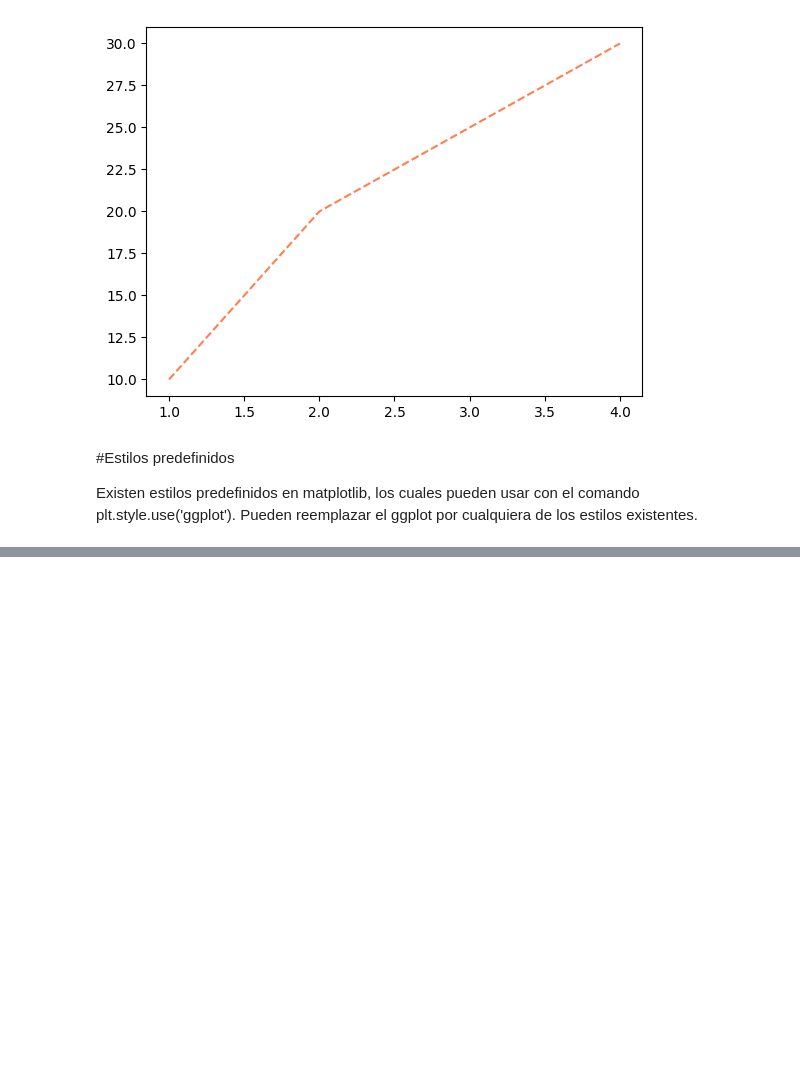
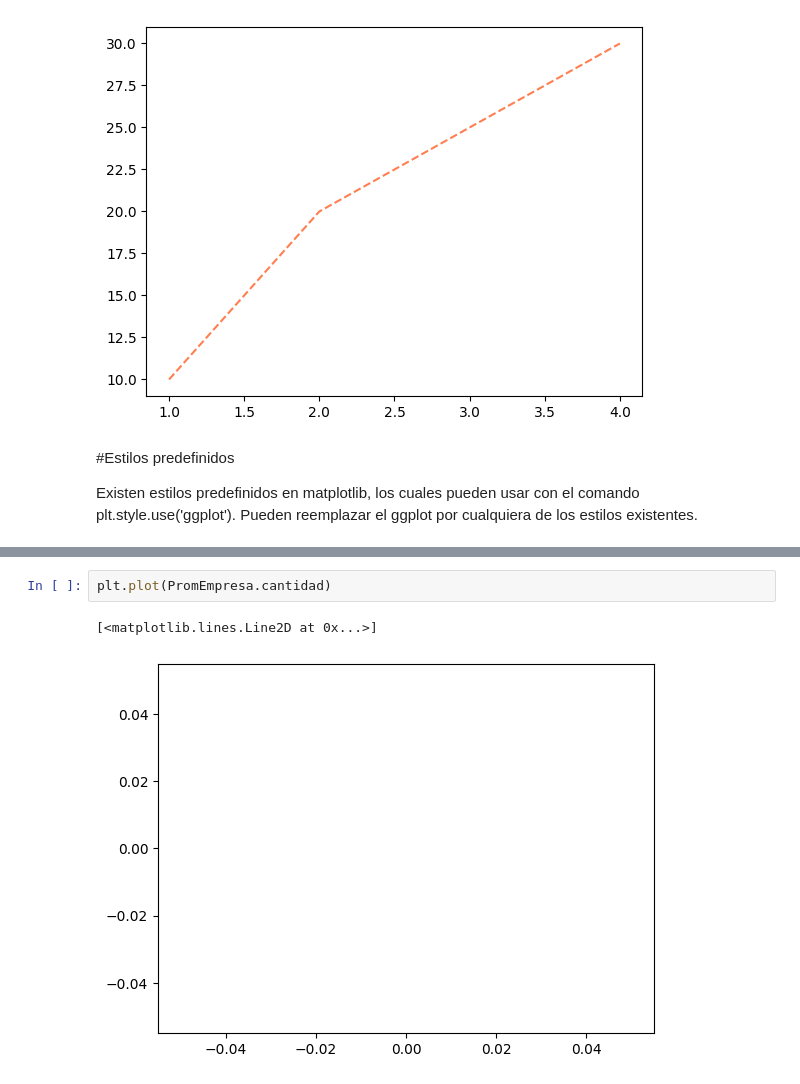
Before and after one commit to Vanessa0ne/Rails, a Jupyter notebook: estructura_de_control_phyton.ipynb, the cells around one changed output, grey strips where cells are left out. Drawn from its saved outputs; the diff is of its cells as text; blank space fills up the shorter version.

```diff
--- a/estructura_de_control_phyton.ipynb
+++ b/estructura_de_control_phyton.ipynb
@@ -271,0 +493,5 @@ Existen estilos predefinidos en matplotlib, los cuales pueden usar con el comand
+# %%
+plt.plot(PromEmpresa.cantidad)
+# %% [output]
+[<matplotlib.lines.Line2D at 0x...>]
+[figure, added]
```
Also changed, not shown: parts of 26 cells of this notebook.
